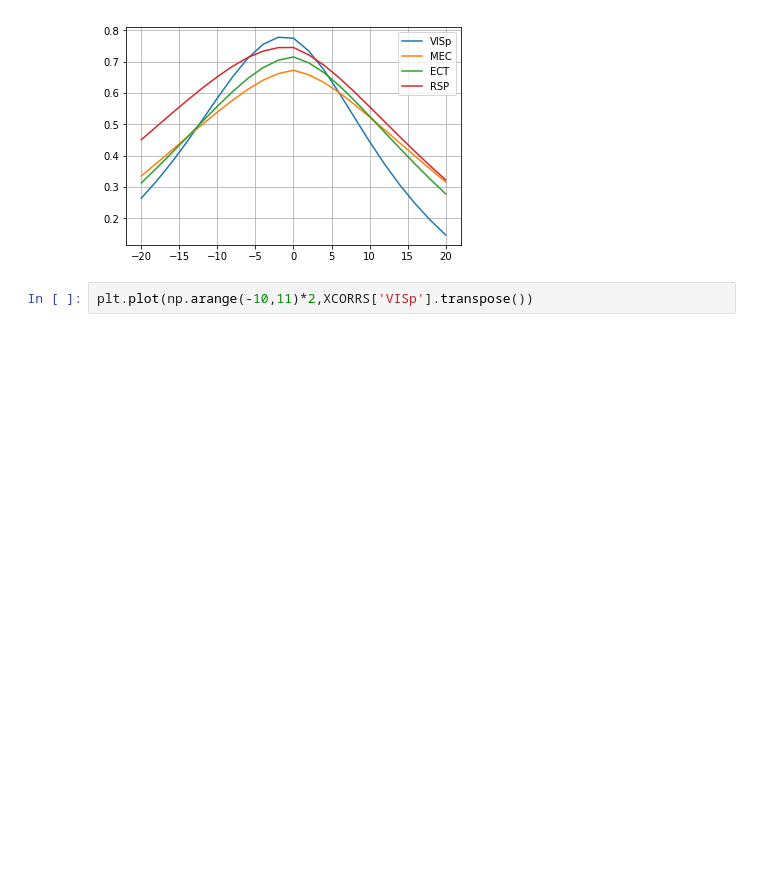
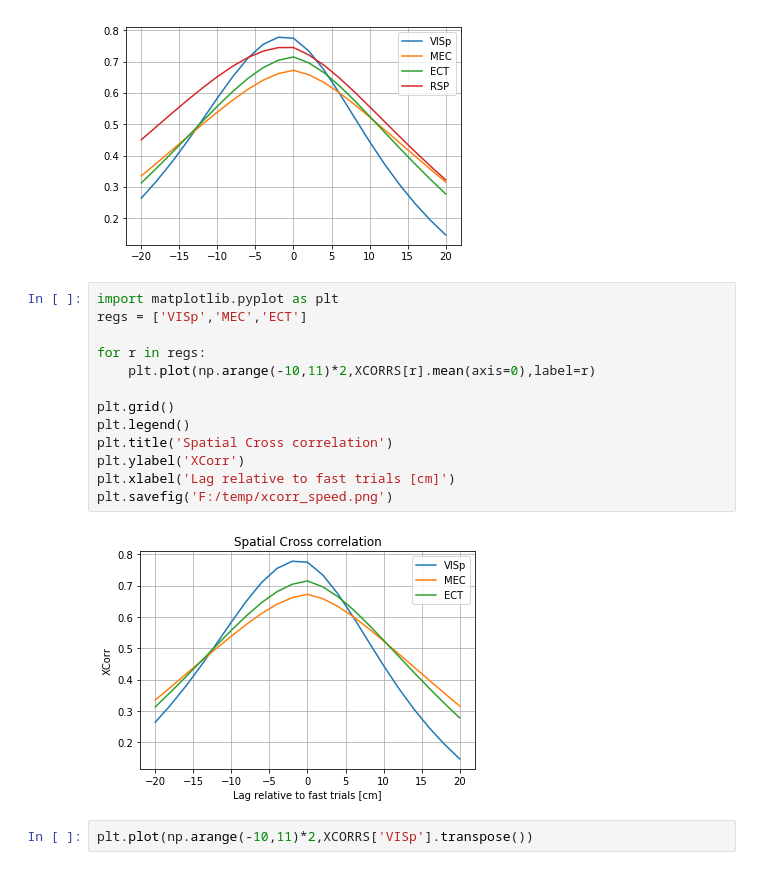
Before and after one commit to GiocomoLab/AlexA_Library, a Jupyter notebook: NP_python/speed_shift.ipynb, the cells around one changed output. Saved outputs shown, nothing was run; the diff lists cells and outputs as text; blank space fills up the shorter version.

```diff
--- a/NP_python/speed_shift.ipynb
+++ b/NP_python/speed_shift.ipynb
@@ -181,6 +181,21 @@ plt.legend()
 # %% [output]
 <matplotlib.legend.Legend at 0x...>
 [figure]
+# %%
+import matplotlib.pyplot as plt
+regs = ['VISp','MEC','ECT']
+
+for r in regs:
+    plt.plot(np.arange(-10,11)*2,XCORRS[r].mean(axis=0),label=r)
+
+plt.grid()
+plt.legend()
+plt.title('Spatial Cross correlation')
+plt.ylabel('XCorr')
+plt.xlabel('Lag relative to fast trials [cm]')
+plt.savefig('F:/temp/xcorr_speed.png')
+# %% [output]
+[figure, added]
 # %%
 plt.plot(np.arange(-10,11)*2,XCORRS['VISp'].transpose())
 # %% [output]
```
Also changed, not shown: parts of 1 cell of this notebook, 32 other files.
